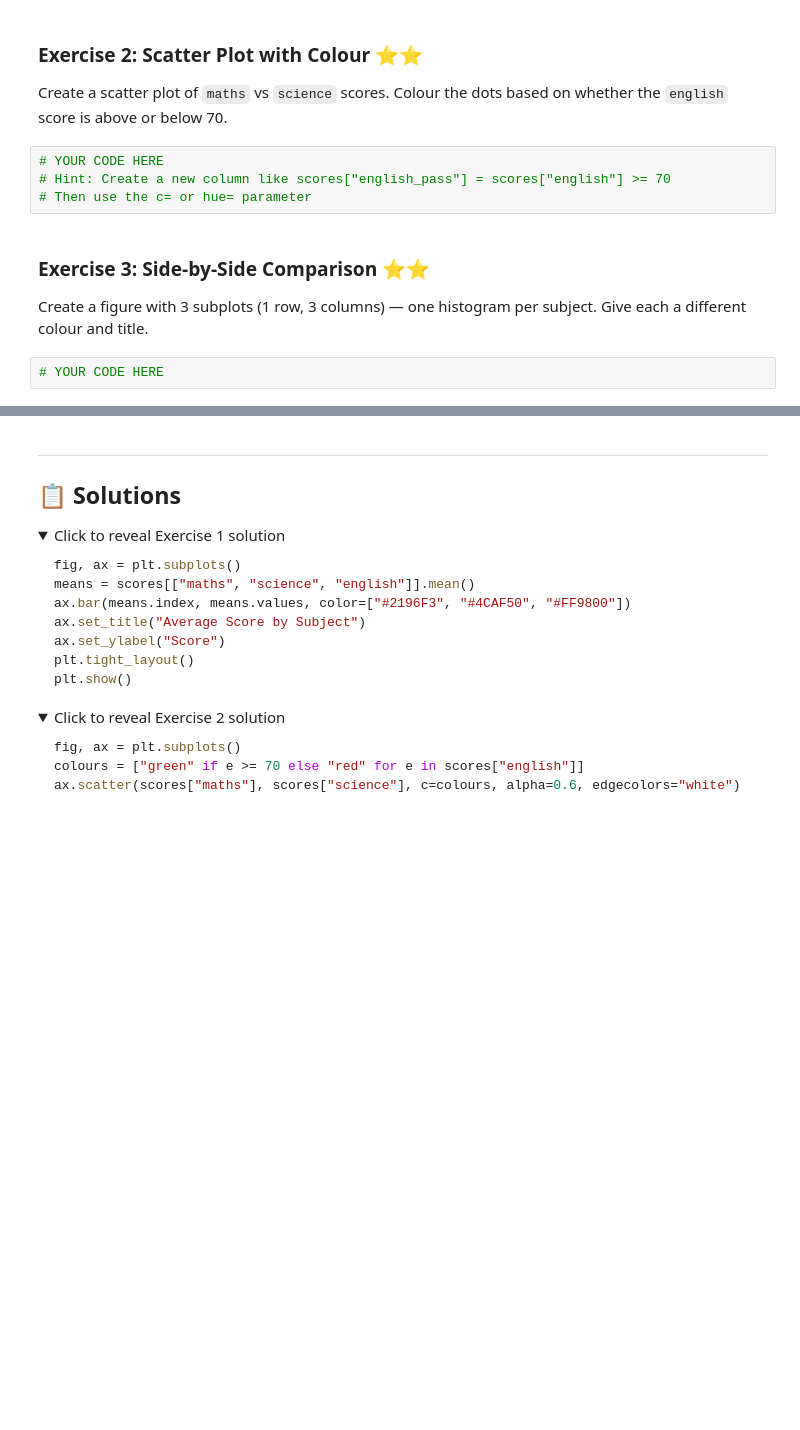
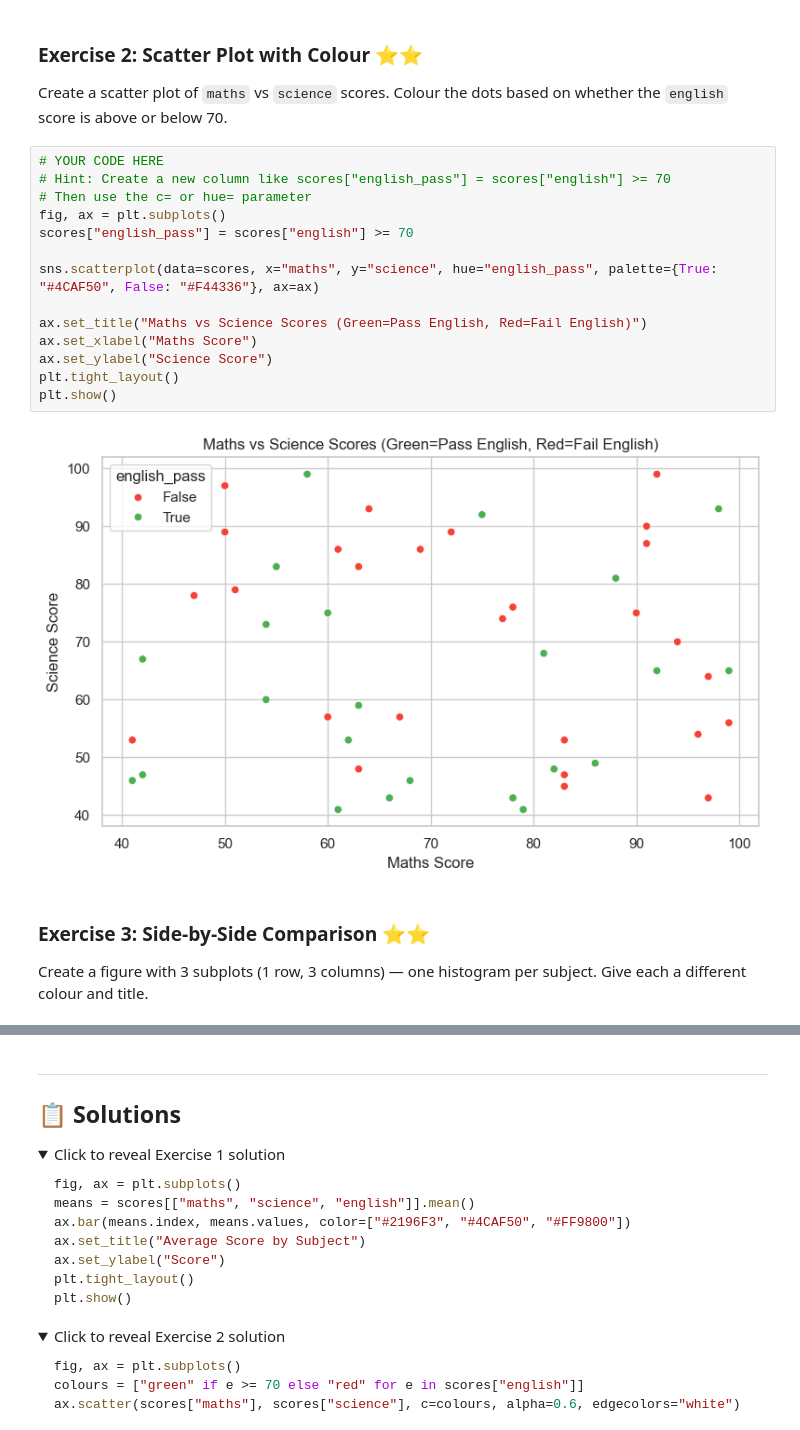
Before and after one commit to kjw009/python-for-data-science, a Jupyter notebook: Module_07_Visualisation/Module_07_Data_Visualisation.ipynb, the cells around one changed output, grey strips where cells are left out. Cells and saved outputs as stored; diff of their text form; folded sections open; blank space fills up the shorter version.

```diff
--- a/Module_07_Visualisation/Module_07_Data_Visualisation.ipynb
+++ b/Module_07_Visualisation/Module_07_Data_Visualisation.ipynb
@@ -277,10 +336,20 @@ Create a scatter plot of `maths` vs `science` scores. Colour the dots based on w
 # %%
 # YOUR CODE HERE
 # Hint: Create a new column like scores["english_pass"] = scores["english"] >= 70
 # Then use the c= or hue= parameter
+fig, ax = plt.subplots()
+scores["english_pass"] = scores["english"] >= 70
+
+sns.scatterplot(data=scores, x="maths", y="science", hue="english_pass", palette={True: "#4CAF50", False: "#F44336"}, ax=ax)
+
+ax.set_title("Maths vs Science Scores (Green=Pass English, Red=Fail English)")
+ax.set_xlabel("Maths Score")
+ax.set_ylabel("Science Score")
+plt.tight_layout()
+plt.show()
+# %% [output]
+[figure, added]
 # %% [markdown]
 ### Exercise 3: Side-by-Side Comparison ⭐⭐
 
 Create a figure with 3 subplots (1 row, 3 columns) — one histogram per subject. Give each a different colour and title.
-# %%
-# YOUR CODE HERE
```
Also changed, not shown: parts of 17 cells of this notebook.
